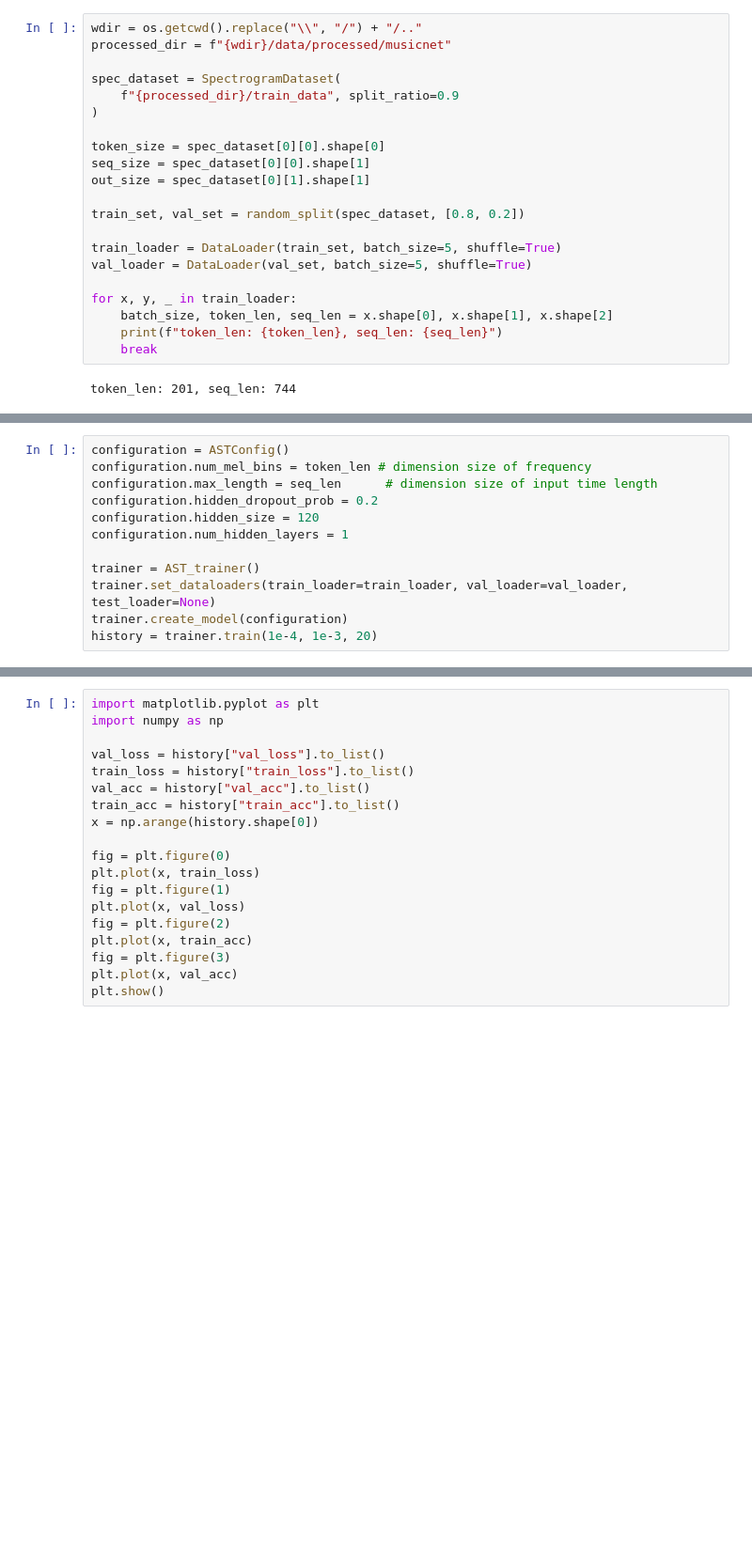
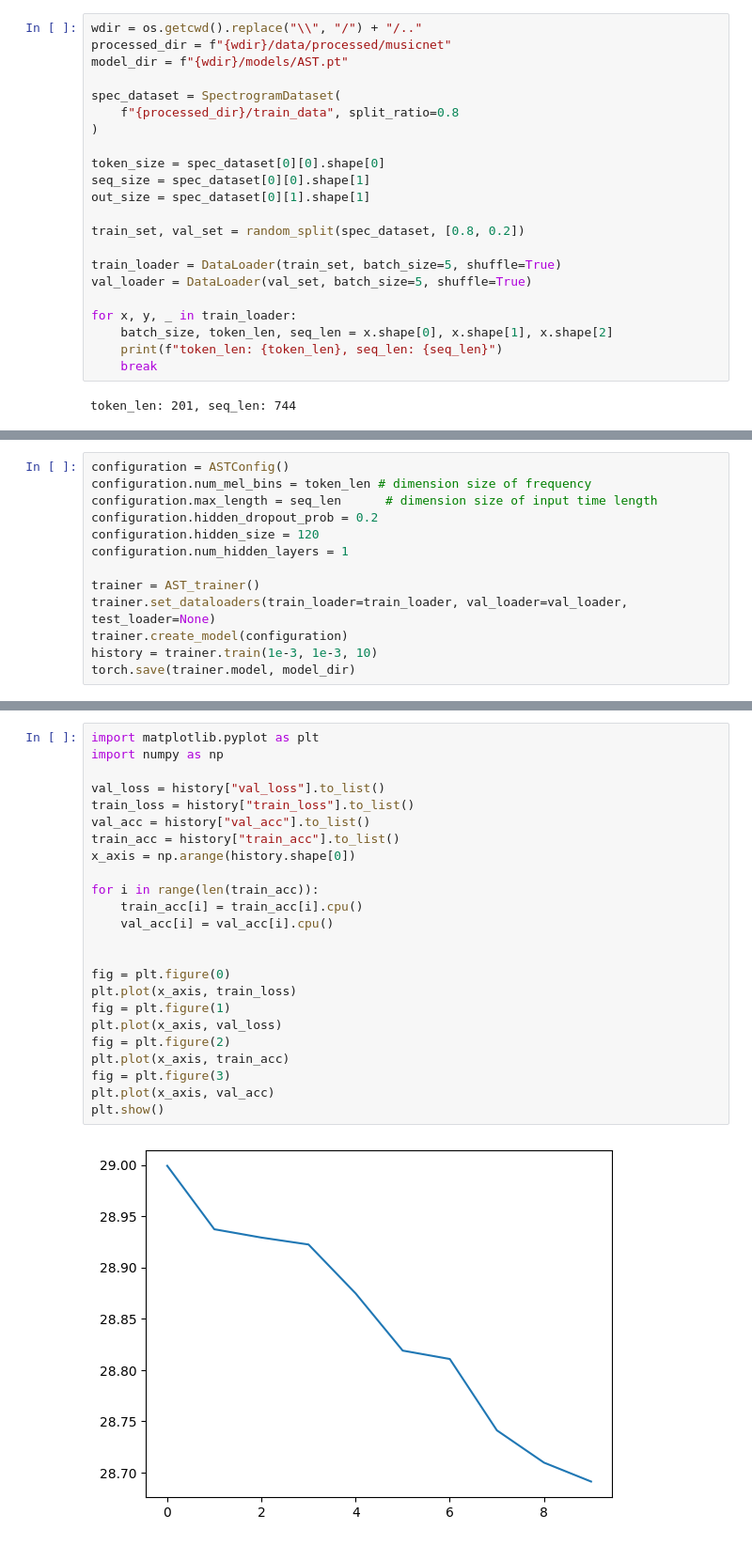
Before and after one commit to rainyuxuan/music-gen, a Jupyter notebook: notebooks/test-ast.ipynb, the cells around one changed output, grey strips where cells are left out. Shown at 94% size. Saved outputs shown, nothing was run; the diff lists cells and outputs as text; blank space fills up the shorter version.

Commit message:
modified models and add main program

```diff
--- a/notebooks/test-ast.ipynb
+++ b/notebooks/test-ast.ipynb
@@ -15,9 +15,10 @@ from torch.utils.data import DataLoader, Dataset, random_split, TensorDataset
 # %%
 wdir = os.getcwd().replace("\\", "/") + "/.."
 processed_dir = f"{wdir}/data/processed/musicnet"
+model_dir = f"{wdir}/models/AST.pt"
 
 spec_dataset = SpectrogramDataset(
-    f"{processed_dir}/train_data", split_ratio=0.9
+    f"{processed_dir}/train_data", split_ratio=0.8
 )
 
 token_size = spec_dataset[0][0].shape[0]
@@ -49,5 +47,6 @@ configuration.num_hidden_layers = 1
 trainer = AST_trainer()
 trainer.set_dataloaders(train_loader=train_loader, val_loader=val_loader, test_loader=None)
 trainer.create_model(configuration)
-history = trainer.train(1e-4, 1e-3, 20)
+history = trainer.train(1e-3, 1e-3, 10)
+torch.save(trainer.model, model_dir)
 # %% [output]
@@ -59,19 +73,26 @@ KeyboardInterrupt:
 # %%
 import matplotlib.pyplot as plt
 import numpy as np
 
 val_loss = history["val_loss"].to_list()
 train_loss = history["train_loss"].to_list()
 val_acc = history["val_acc"].to_list()
 train_acc = history["train_acc"].to_list()
-x = np.arange(history.shape[0])
+x_axis = np.arange(history.shape[0])
+
+for i in range(len(train_acc)):
+    train_acc[i] = train_acc[i].cpu()
+    val_acc[i] = val_acc[i].cpu()
+
 
 fig = plt.figure(0)
-plt.plot(x, train_loss)
+plt.plot(x_axis, train_loss)
 fig = plt.figure(1)
-plt.plot(x, val_loss)
+plt.plot(x_axis, val_loss)
 fig = plt.figure(2)
-plt.plot(x, train_acc)
+plt.plot(x_axis, train_acc)
 fig = plt.figure(3)
-plt.plot(x, val_acc)
+plt.plot(x_axis, val_acc)
 plt.show()
+# %% [output]
+[figure, added]
```
Also changed, not shown: parts of 3 cells of this notebook, 6 other files.
